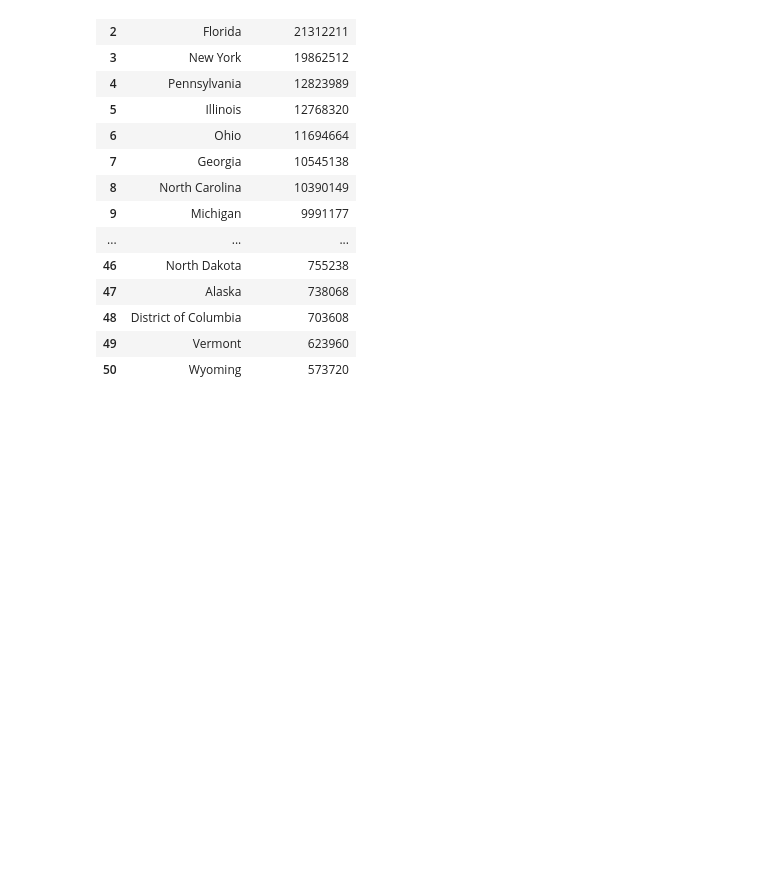
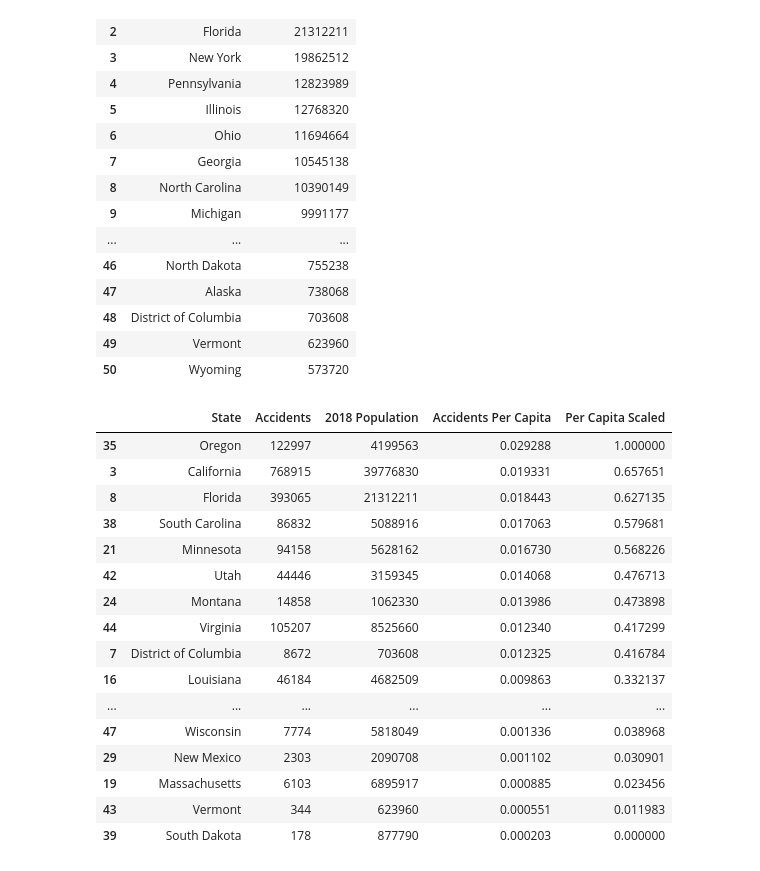
Before and after one commit to jeffc1020/453-visualization, a Jupyter notebook: final.ipynb, the cells around one changed output. Saved outputs shown, nothing was run; the diff lists cells and outputs as text; code cells hidden in the pictures; blank space fills up the shorter version.

Commit message:
Calculated and scaled accidents per capita

```diff
--- a/final.ipynb
+++ b/final.ipynb
@@ -168,11 +168,7 @@ weather_lookup = {
     'Smoke': 'Smoke'
 }
 
-def weather_map(weather_condition):
-    return weather_lookup[weather_condition]
-
-
-df['Weather_Condition'] = df.Weather_Condition.map(weather_map)
+df['Weather_Condition'] = df.Weather_Condition.map(weather_lookup)
 df['Weather_Condition'].value_counts()
 # %% [output]
 Fair                  1583324
@@ -283,11 +280,7 @@ state_lookup = {
     'SD':'South Dakota'
 }
 
-def state_abbrev_to_name(abbreviation):
-    return state_lookup[abbreviation]
-
-
-df['State_Name'] = df.State.map(state_abbrev_to_name)
+df['State_Name'] = df.State.map(state_lookup)
 # %%
 accidents_per_state = df['State_Name'].value_counts().to_frame()
 accidents_per_state = accidents_per_state.sort_index()
@@ -297,3 +290,31 @@ populations = populations.sort_index()
 populations.drop(['Alaska', 'Hawaii'])
 accidents_per_capita = accidents_per_state.merge(populations, left_on=accidents_per_state.index, right_on='State')
 accidents_per_capita = accidents_per_capita.rename(columns={'State_Name': 'Accidents'})
+accidents_per_capita['Accidents Per Capita'] = accidents_per_capita['Accidents'] / accidents_per_capita['2018 Population']
+accidents_per_capita = accidents_per_capita.sort_values(by='Accidents Per Capita', ascending=False)
+# %%
+from sklearn.preprocessing import MinMaxScaler
+
+scaler = MinMaxScaler()
+
+scaler.fit(accidents_per_capita['Accidents Per Capita'].values.reshape(-1,1))
+accidents_per_capita['Per Capita Scaled'] = scaler.transform(accidents_per_capita['Accidents Per Capita'].values.reshape(-1,1))
+accidents_per_capita
+# %% [output]
+|  | State | Accidents | 2018 Population | Accidents Per Capita | Per Capita Scaled |
+| 35 | Oregon | 122997 | 4199563 | 0.029288 | 1.000000 |
+| 3 | California | 768915 | 39776830 | 0.019331 | 0.657651 |
+| 8 | Florida | 393065 | 21312211 | 0.018443 | 0.627135 |
+| 38 | South Carolina | 86832 | 5088916 | 0.017063 | 0.579681 |
+| 21 | Minnesota | 94158 | 5628162 | 0.016730 | 0.568226 |
+| 42 | Utah | 44446 | 3159345 | 0.014068 | 0.476713 |
+| 24 | Montana | 14858 | 1062330 | 0.013986 | 0.473898 |
+| 44 | Virginia | 105207 | 8525660 | 0.012340 | 0.417299 |
+| 7 | District of Columbia | 8672 | 703608 | 0.012325 | 0.416784 |
+| 16 | Louisiana | 46184 | 4682509 | 0.009863 | 0.332137 |
+| ... | ... | ... | ... | ... | ... |
+| 47 | Wisconsin | 7774 | 5818049 | 0.001336 | 0.038968 |
+| 29 | New Mexico | 2303 | 2090708 | 0.001102 | 0.030901 |
+| 19 | Massachusetts | 6103 | 6895917 | 0.000885 | 0.023456 |
+| 43 | Vermont | 344 | 623960 | 0.000551 | 0.011983 |
+| 39 | South Dakota | 178 | 877790 | 0.000203 | 0.000000 |
```
Also changed, not shown: parts of 1 cell of this notebook.
